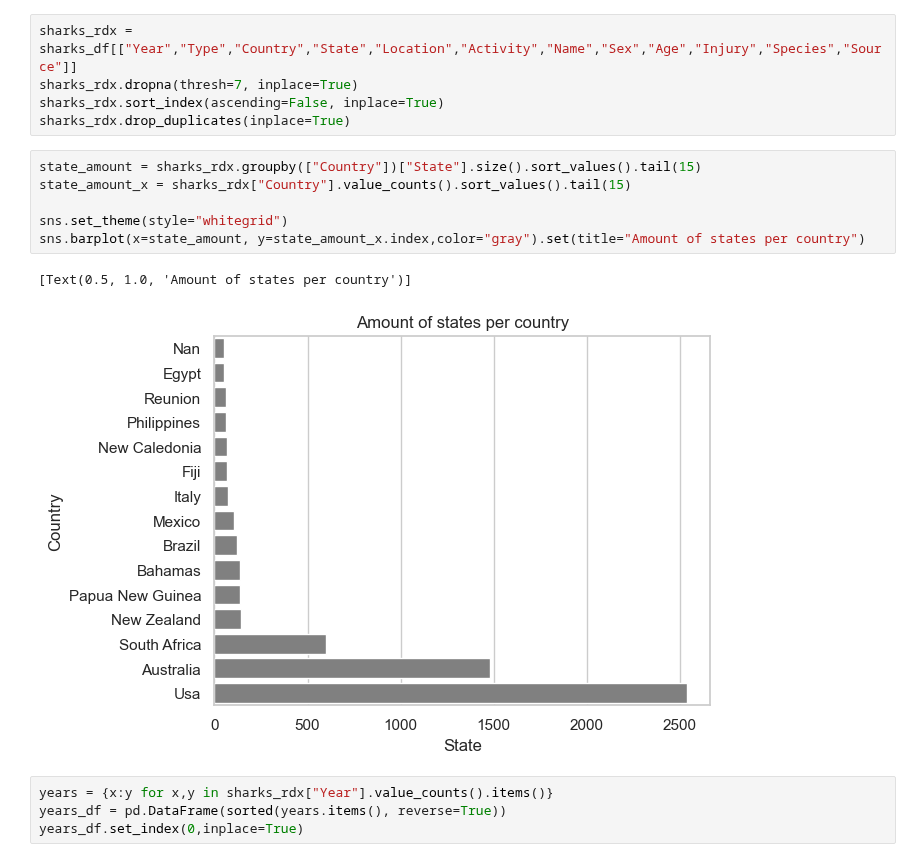
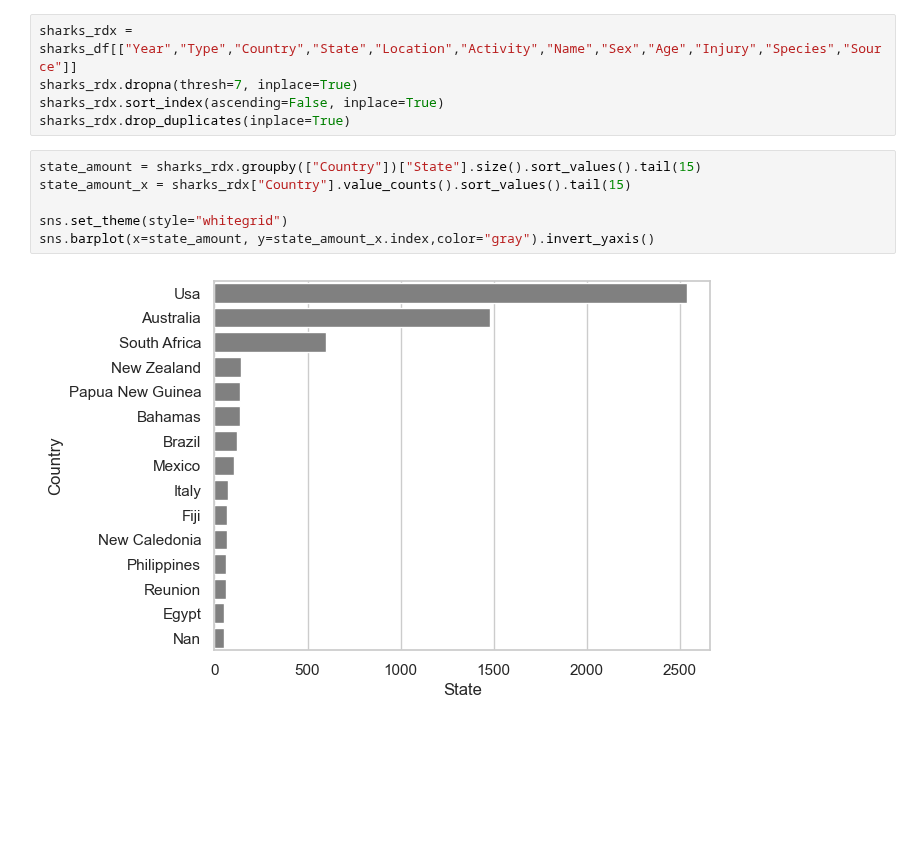
Before and after one commit to Papa-Yaga/quest_2, a Jupyter notebook: Quest_2_Shark_Analysis.ipynb, the cells around one changed output. Saved outputs shown, nothing was run; the diff lists cells and outputs as text; blank space fills up the shorter version.

Commit message:
Changes to plots

```diff
--- a/Quest_2_Shark_Analysis.ipynb
+++ b/Quest_2_Shark_Analysis.ipynb
@@ -113,13 +113,8 @@ sharks_rdx.drop_duplicates(inplace=True)
 # %%
 state_amount = sharks_rdx.groupby(["Country"])["State"].size().sort_values().tail(15)
 state_amount_x = sharks_rdx["Country"].value_counts().sort_values().tail(15)
 
 sns.set_theme(style="whitegrid")
-sns.barplot(x=state_amount, y=state_amount_x.index,color="gray").set(title="Amount of states per country")
+sns.barplot(x=state_amount, y=state_amount_x.index,color="gray").invert_yaxis()
 # %% [output]
-[Text(0.5, 1.0, 'Amount of states per country')]
-[figure, old version]
+[figure, new version]
-# %%
-years = {x:y for x,y in sharks_rdx["Year"].value_counts().items()}
-years_df = pd.DataFrame(sorted(years.items(), reverse=True))
-years_df.set_index(0,inplace=True)
```
Also changed, not shown: parts of 2 cells of this notebook.
